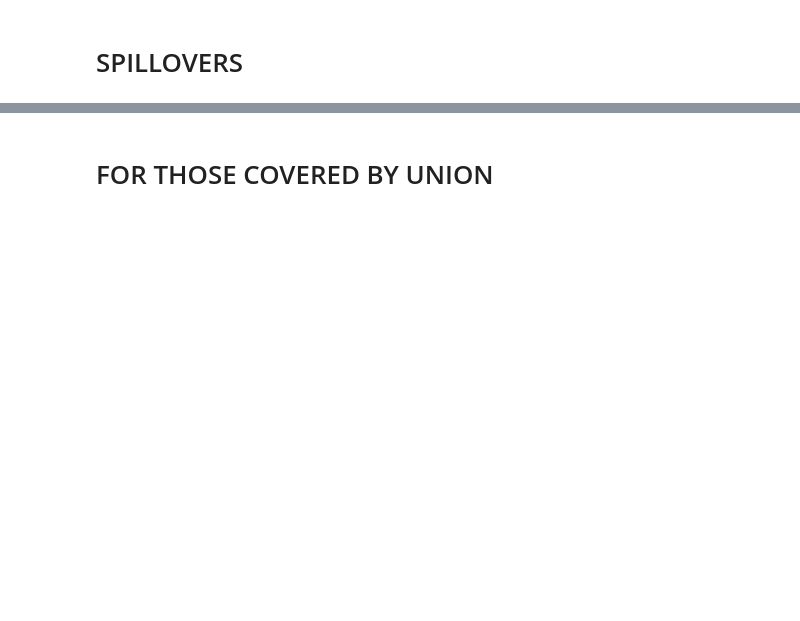
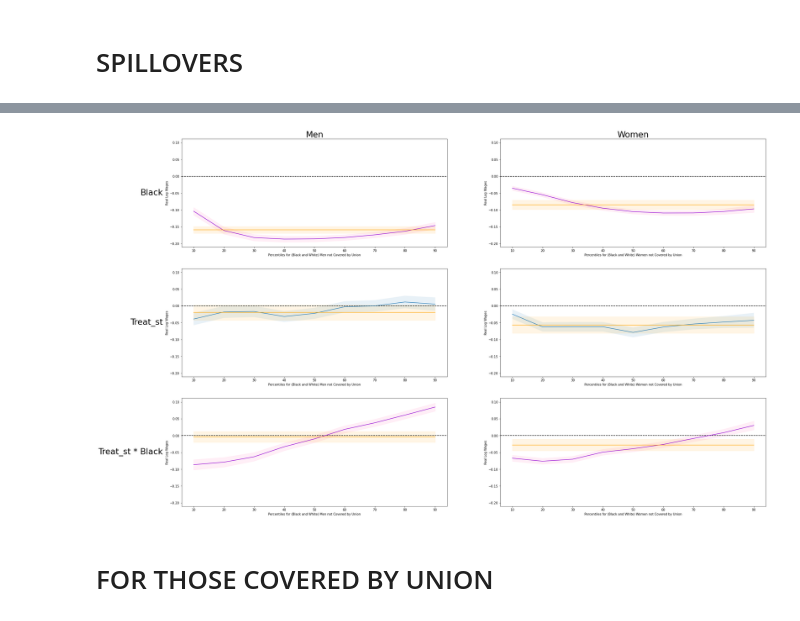
Before and after one commit to aadsouza/econ499, a Jupyter notebook: code/rifdid-sltt-plots.ipynb, the cells around one changed output, grey strips where cells are left out. Cells and saved outputs as stored; diff of their text form; code cells hidden in the pictures; blank space fills up the shorter version.

```diff
--- a/code/rifdid-sltt-plots.ipynb
+++ b/code/rifdid-sltt-plots.ipynb
@@ -254,3 +296,80 @@ ax.fill_between(nblackwom_treat.percentile, nblackwom_treat.lbols, nblackwom_tre
+# %%
+# Table RIF-DiD Regression of Real Log Wages on Right to Work Laws Treatment in State and Time - for People Not Covered By a Union (Spillover) - with SLTT
+fig, ax = plt.subplots(3,2, figsize = (35, 20), sharey = True, sharex = True)
+
+for i in [0,1,2]:
+    for j in [0,1]:
+        ax[i,j].set_yticks(np.arange(-0.5, 0.5, step=0.05))
+        ax[i,j].xaxis.set_tick_params(labelbottom=True)
+        ax[i,j].yaxis.set_tick_params(labelbottom=True)
+#         ax[i,j].set_xlabel("Percentiles for All (Black and White) Men")
+        ax[i,0].set_xlabel("Percentiles for (Black and White) Men not Covered by Union")
+        ax[i,1].set_xlabel("Percentiles for (Black and White) Women not Covered by Union")
+        ax[i,j].set_ylabel("Real Log Wages")
+
+#Men - Black
+ax[0,0].axhline(y = 0, color = "black", linestyle ="--")
+ax[0,0].plot(nblackmen.percentile, nblackmen.coef, color = "darkviolet")
+ax[0,0].fill_between(nblackmen.percentile, nblackmen.lb, nblackmen.ub, color = "hotpink", alpha = 0.1)
+ax[0,0].plot(nblackmen.percentile, nblackmen.ols, color = "orange")
+ax[0,0].fill_between(nblackmen.percentile, nblackmen.lbols, nblackmen.ubols, alpha = 0.1, color = "orange")
+
+#Men - Treat
+ax[1,0].axhline(y = 0, color = "black", linestyle ="--")
+ax[1,0].plot(nwhitemen.percentile, nwhitemen.coef)
+ax[1,0].fill_between(nwhitemen.percentile, nwhitemen.lb, nwhitemen.ub, alpha = 0.1)
+ax[1,0].plot(nwhitemen.percentile, nwhitemen.ols, color = "orange")
+ax[1,0].fill_between(nwhitemen.percentile, nwhitemen.lbols, nwhitemen.ubols, alpha = 0.1, color = "orange")
+
+#Men - Times
+ax[2,0].axhline(y = 0, color = "black", linestyle ="--")
+ax[2,0].plot(nblackmen_treat.percentile, nblackmen_treat.coef, color = "darkviolet")
+ax[2,0].fill_between(nblackmen_treat.percentile, nblackmen_treat.lb, nblackmen_treat.ub, color = "hotpink", alpha = 0.1)
+ax[2,0].plot(nblackmen_treat.percentile, nblackmen_treat.ols, color = "orange")
+ax[2,0].fill_between(nblackmen_treat.percentile, nblackmen_treat.lbols, nblackmen_treat.ubols, alpha = 0.1, color = "orange")
+
+#Women - Black
+ax[0,1].axhline(y = 0, color = "black", linestyle ="--")
+ax[0,1].plot(nblackwom.percentile, nblackwom.coef, color = "darkviolet")
+ax[0,1].fill_between(nblackwom.percentile, nblackwom.lb, nblackwom.ub, color = "hotpink", alpha = 0.1)
+ax[0,1].plot(nblackwom.percentile, nblackwom.ols, color = "orange")
+ax[0,1].fill_between(nblackwom.percentile, nblackwom.lbols, nblackwom.ubols, alpha = 0.1, color = "orange")
+
+#Women - Treat
+ax[1,1].axhline(y = 0, color = "black", linestyle ="--")
+ax[1,1].plot(nwhitewom.percentile, nwhitewom.coef)
+ax[1,1].fill_between(nwhitewom.percentile, nwhitewom.lb, nwhitewom.ub, alpha = 0.1)
+ax[1,1].plot(nwhitewom.percentile, nwhitewom.ols, color = "orange")
+ax[1,1].fill_between(nwhitewom.percentile, nwhitewom.lbols, nwhitewom.ubols, alpha = 0.1, color = "orange")
+
+#Women - Times
+ax[2,1].axhline(y = 0, color = "black", linestyle ="--")
+ax[2,1].plot(nblackwom_treat.percentile, nblackwom_treat.coef, color = "darkviolet")
+ax[2,1].fill_between(nblackwom_treat.percentile, nblackwom_treat.lb, nblackwom_treat.ub, color = "hotpink", alpha = 0.1)
+ax[2,1].plot(nblackwom_treat.percentile, nblackwom_treat.ols, color = "orange")
+ax[2,1].fill_between(nblackwom_treat.percentile, nblackwom_treat.lbols, nblackwom_treat.ubols, alpha = 0.1, color = "orange")
+
+cols = ['{}'.format(col) for col in ["Men", "Women"]]
+rows = ['{}'.format(row) for row in ["Black", "Treat_st", "Treat_st * Black"]]
+
+pad = 5 # in points
+
+for a, col in zip(ax[0], cols):
+    a.annotate(col, xy=(0.5, 1), xytext=(0, pad),
+                xycoords='axes fraction', textcoords='offset points',
+                size=27, ha='center', va='baseline')
+
+for a, row in zip(ax[:,0], rows):
+    a.annotate(row, xy=(0, 0.5), xytext=(-a.yaxis.labelpad - pad, 0),
+                xycoords=a.yaxis.label, textcoords='offset points',
+                size=27, ha='right', va='center')
+
+
+fig.subplots_adjust(left=0.15, top=0.95)
+
+plt.show()
+# %% [output]
+[figure, added]
 # %% [markdown]
 # FOR THOSE COVERED BY UNION
 # %%
```
Also changed, not shown: parts of 21 cells of this notebook, 7 other files.
